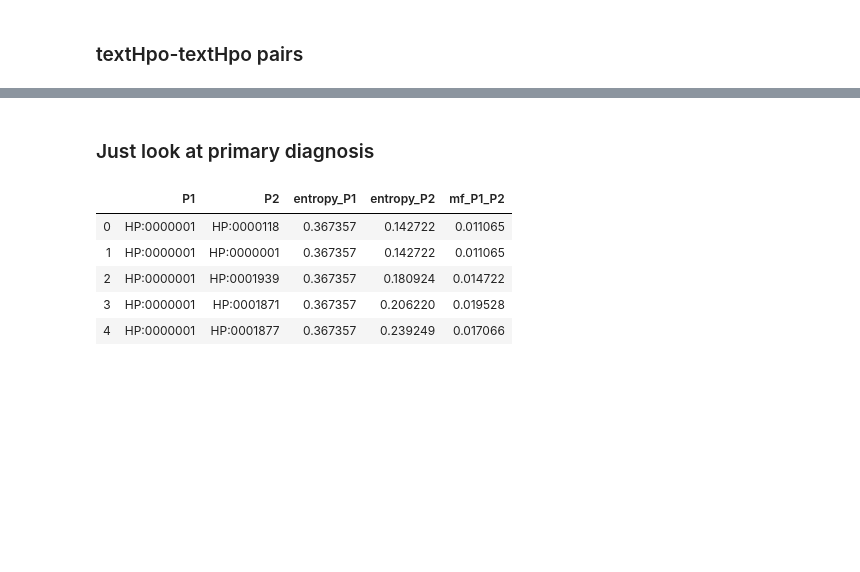
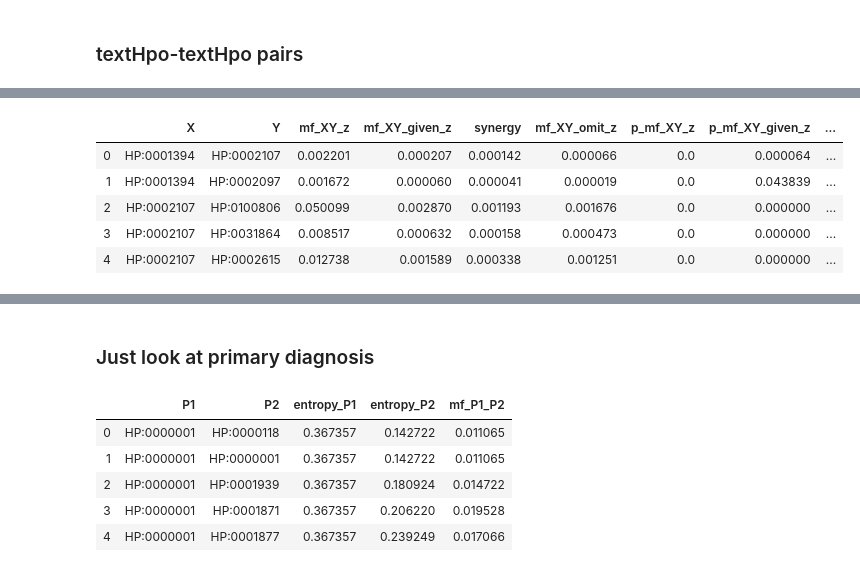
Before and after one commit to TheJacksonLaboratory/MIMIC_HPO, a Jupyter notebook: src/main/notebooks/interpretation.ipynb, the cells around one changed output, grey strips where cells are left out. Saved outputs shown, nothing was run; the diff lists cells and outputs as text; code cells hidden in the pictures; blank space fills up the shorter version.

```diff
--- a/src/main/notebooks/interpretation.ipynb
+++ b/src/main/notebooks/interpretation.ipynb
@@ -509 +528,10 @@ df_mf_XY_z_filtered.sort_values(by='synergy', ascending=False).head(n=20)
+# %%
+df_mf_vs_conditional_mf.head()
+# %% [output]
+|  | X | Y | mf_XY_z | mf_XY_given_z | synergy | mf_XY_omit_z | p_mf_XY_z | p_mf_XY_given_z | ... |
+| 0 | HP:0001394 | HP:0002107 | 0.002201 | 0.000207 | 0.000142 | 0.000066 | 0.0 | 0.000064 | ... |
+| 1 | HP:0001394 | HP:0002097 | 0.001672 | 0.000060 | 0.000041 | 0.000019 | 0.0 | 0.043839 | ... |
+| 2 | HP:0002107 | HP:0100806 | 0.050099 | 0.002870 | 0.001193 | 0.001676 | 0.0 | 0.000000 | ... |
+| 3 | HP:0002107 | HP:0031864 | 0.008517 | 0.000632 | 0.000158 | 0.000473 | 0.0 | 0.000000 | ... |
+| 4 | HP:0002107 | HP:0002615 | 0.012738 | 0.001589 | 0.000338 | 0.001251 | 0.0 | 0.000000 | ... |
 # %%
```
Also changed, not shown: parts of 21 cells of this notebook, 1 other file.
